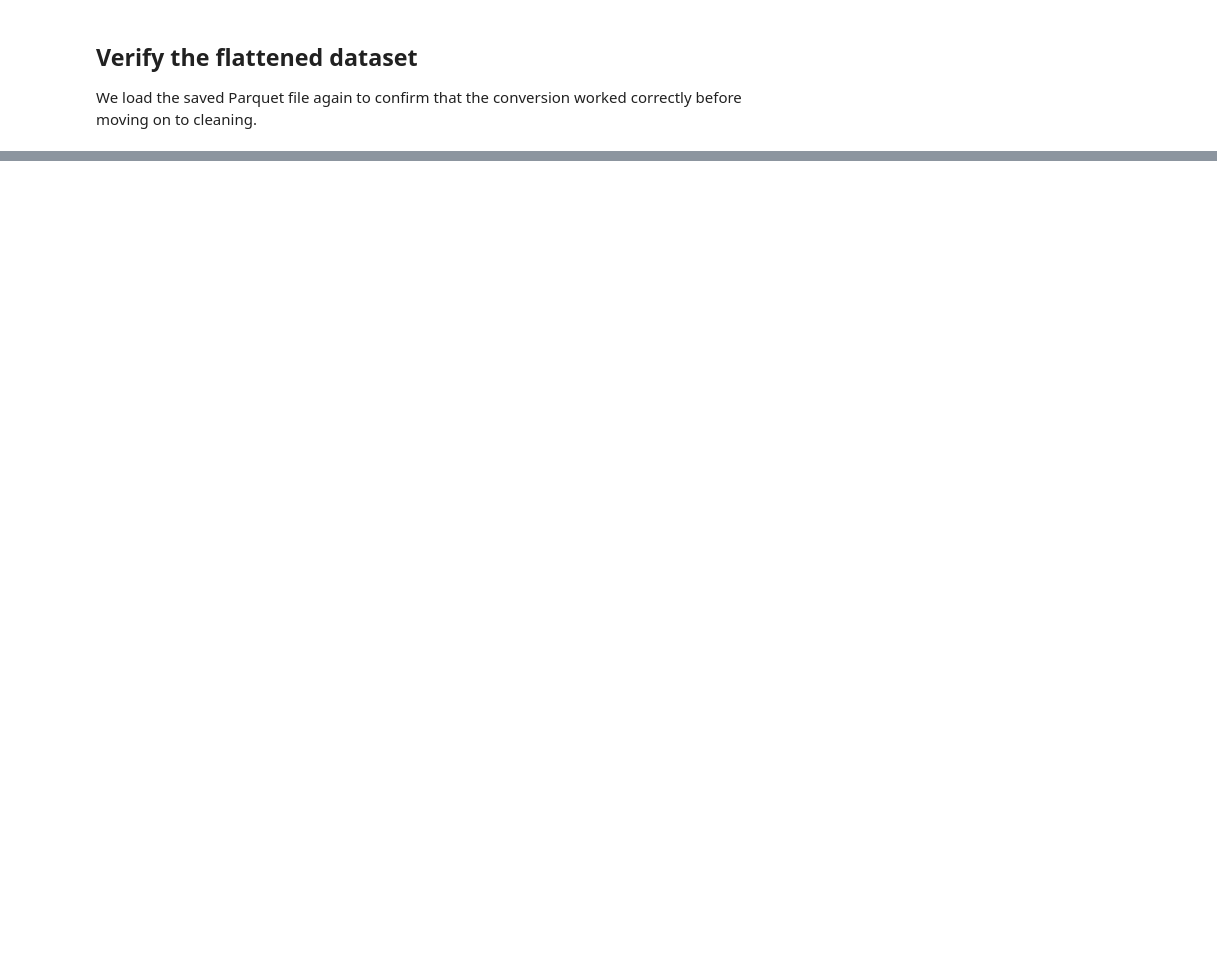
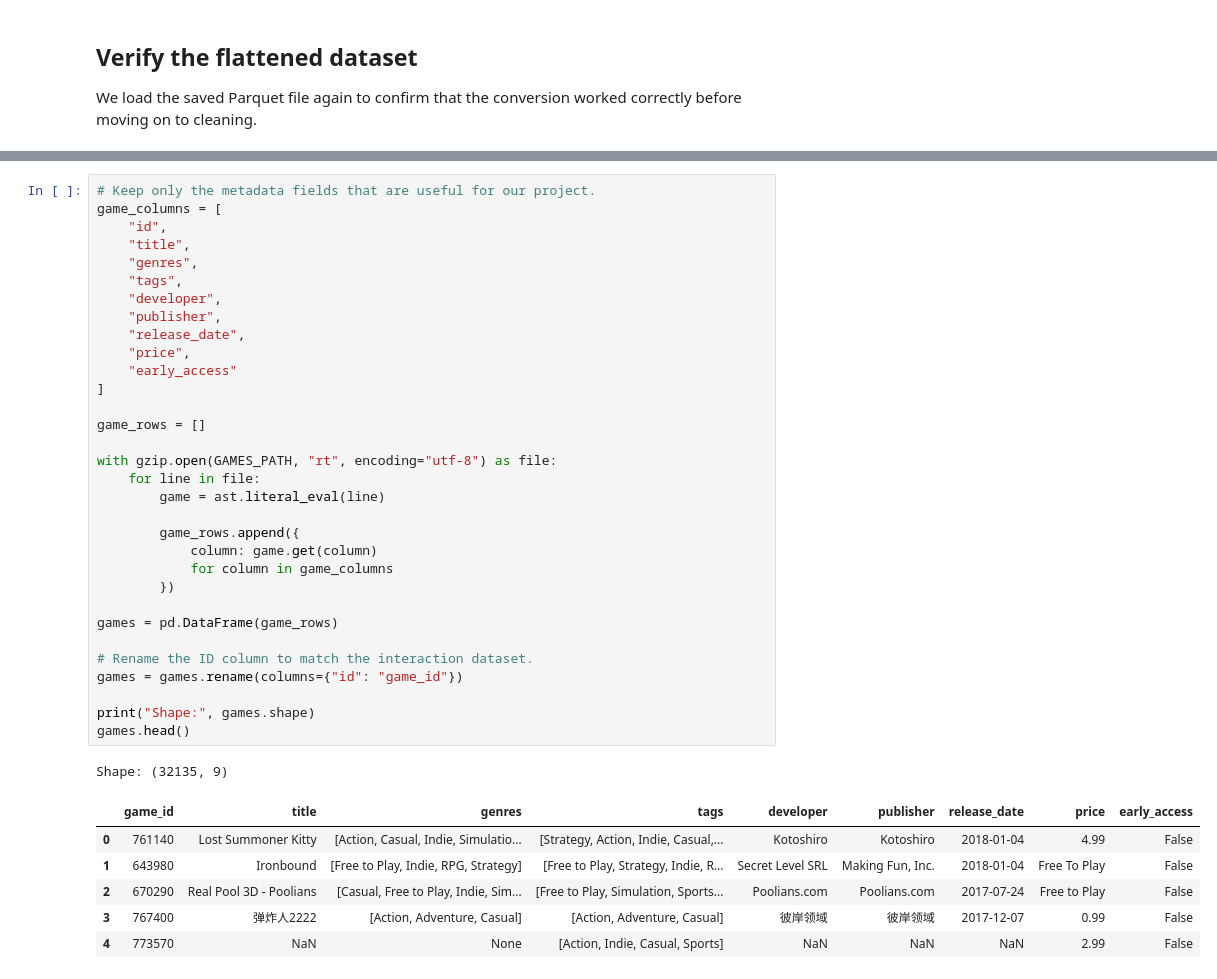
Before and after one commit to oli00tyran/02807-comp_tools_project, a Jupyter notebook: notebooks/01_data_preparation.ipynb, the cells around one changed output, grey strips where cells are left out. Drawn from its saved outputs; the diff is of its cells as text; blank space fills up the shorter version.

Commit message:
Complete data preperation notebook

```diff
--- a/notebooks/01_data_preparation.ipynb
+++ b/notebooks/01_data_preparation.ipynb
@@ -246,0 +482,40 @@ Shape: (5153209, 6)
+# %%
+# Keep only the metadata fields that are useful for our project.
+game_columns = [
+    "id",
+    "title",
+    "genres",
+    "tags",
+    "developer",
+    "publisher",
+    "release_date",
+    "price",
+    "early_access"
+]
+
+game_rows = []
+
+with gzip.open(GAMES_PATH, "rt", encoding="utf-8") as file:
+    for line in file:
+        game = ast.literal_eval(line)
+
+        game_rows.append({
+            column: game.get(column)
+            for column in game_columns
+        })
+
+games = pd.DataFrame(game_rows)
+
+# Rename the ID column to match the interaction dataset.
+games = games.rename(columns={"id": "game_id"})
+
+print("Shape:", games.shape)
+games.head()
+# %% [output]
+Shape: (32135, 9)
+|  | game_id | title | genres | tags | developer | publisher | release_date | price | early_access |
+| 0 | 761140 | Lost Summoner Kitty | [Action, Casual, Indie, Simulatio... | [Strategy, Action, Indie, Casual,... | Kotoshiro | Kotoshiro | 2018-01-04 | 4.99 | False |
+| 1 | 643980 | Ironbound | [Free to Play, Indie, RPG, Strategy] | [Free to Play, Strategy, Indie, R... | Secret Level SRL | Making Fun, Inc. | 2018-01-04 | Free To Play | False |
+| 2 | 670290 | Real Pool 3D - Poolians | [Casual, Free to Play, Indie, Sim... | [Free to Play, Simulation, Sports... | Poolians.com | Poolians.com | 2017-07-24 | Free to Play | False |
+| 3 | 767400 | 弹炸人2222 | [Action, Adventure, Casual] | [Action, Adventure, Casual] | 彼岸领域 | 彼岸领域 | 2017-12-07 | 0.99 | False |
+| 4 | 773570 | NaN | None | [Action, Indie, Casual, Sports] | NaN | NaN | NaN | 2.99 | False |
```
Also changed, not shown: parts of 28 cells of this notebook, 1 other file.
